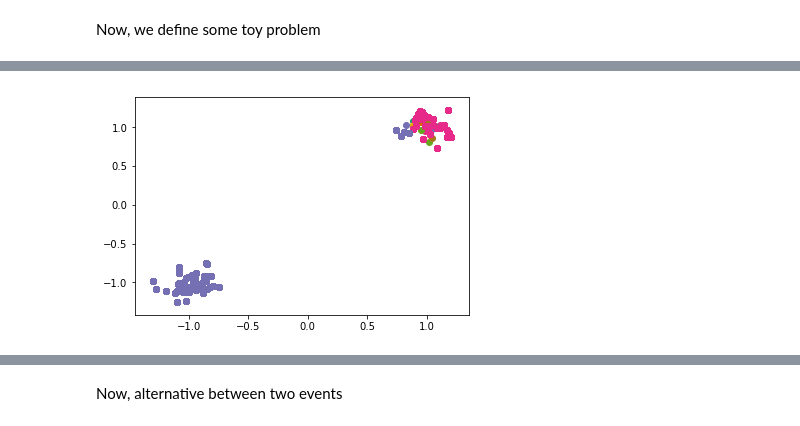
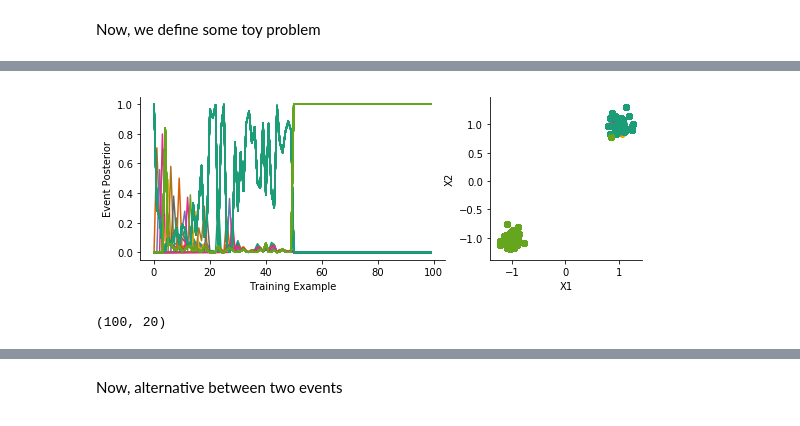
Before and after one commit to nicktfranklin/SEM_paper_simulations, a Jupyter notebook: Segmentation Demo.ipynb, the cells around one changed output, grey strips where cells are left out. Saved outputs shown, nothing was run; the diff lists cells and outputs as text; code cells hidden in the pictures.

```diff
--- a/Segmentation Demo.ipynb
+++ b/Segmentation Demo.ipynb
@@ -225,16 +225,32 @@ sem = SEM(**sem_kwargs)
 post = sem.run(x_train, K=K)
 # %%
 def plot_segmentation(post):
+    fig, axes = plt.subplots(1, 2, figsize=(9, 3), gridspec_kw={'width_ratios':[2, 1]})
     cluster_id = np.argmax(post, axis=1)
     import seaborn as sns
     cc = sns.color_palette('Dark2', post.shape[1])
     for clt in cluster_id:
         idx = np.nonzero(cluster_id == clt)[0]
         plt.scatter(x_train[idx, 0], x_train[idx, 1], color=cc[clt])
+    axes[1].set_xlabel('X1')
+    axes[1].set_ylabel('X2')
+
+    for clt in cluster_id:
+        axes[0].plot(post[:, clt], color=cc[clt])
+
+    axes[0].set_xlabel('Training Example')
+    axes[0].set_ylabel('Event Posterior')
+
+    sns.despine()
 
 plot_segmentation(post)
 # %% [output]
-[figure, old version]
+[figure, new version]
+# %%
+# np.max(post, axis=1)
+post.shape
+# %% [output]
+(100, 20)
 # %%
 #show the envent number that was chosen
 np.argmax(post, axis=1)
```
Also changed, not shown: parts of 13 cells of this notebook.
